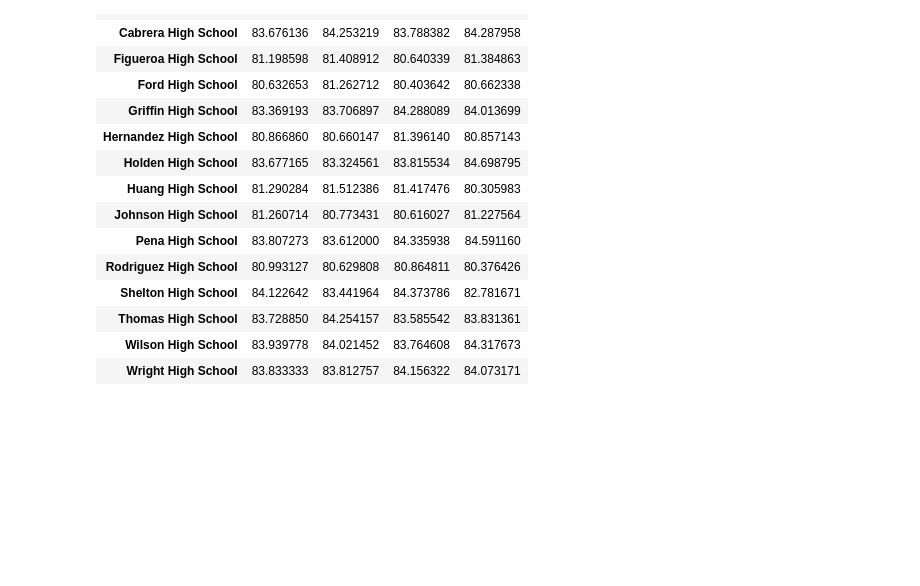
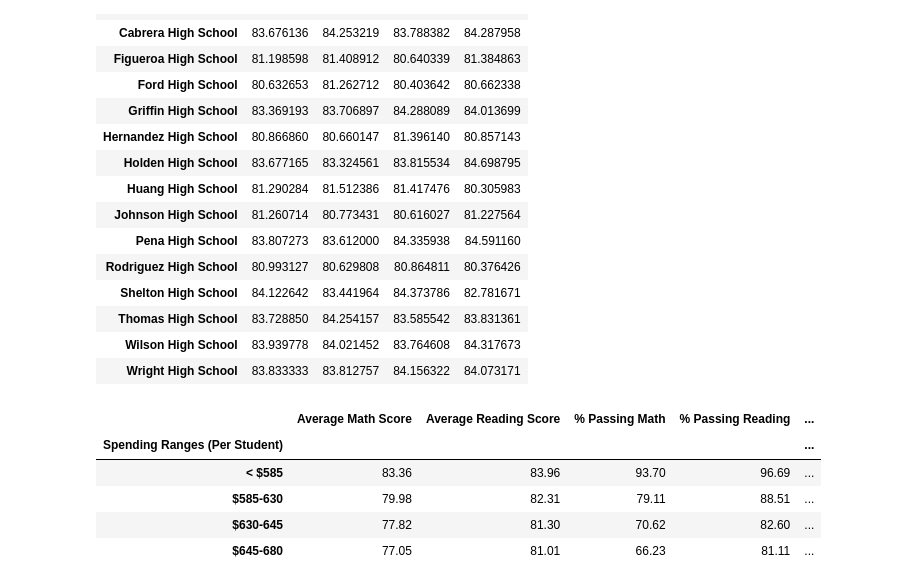
Before and after one commit to djdolejsi/pandas-challenge, a Jupyter notebook: PyCitySchools/PyCitySchools.ipynb, the cells around one changed output. Saved outputs shown, nothing was run; the diff lists cells and outputs as text; code cells hidden in the pictures; blank space fills up the shorter version.

```diff
--- a/PyCitySchools/PyCitySchools.ipynb
+++ b/PyCitySchools/PyCitySchools.ipynb
@@ -234,9 +234,31 @@ labels = ["< $585", "$585-630", "$630-645", "$645-680"]
 school_data_complete["spending"] = pd.cut(school_data_complete["budget"]/school_data_complete["size"], bins, labels=labels)
 # %%
 spending = school_data_complete.groupby("spending")
+student_count = spending["Student ID"].count()
 # %%
 average_math = spending["math_score"].mean()
 average_reading = spending["reading_score"].mean()
-math_passing = school_data_complete[school_data_complete["math_score"] >= 70].groupby("spending")["Student ID"].count/spending["Student ID"].count()
-reading_passing = school_data_complete[school_data_complete["reading_score"] >= 70].groupby("spending")["Student ID"].count/spending["Student ID"].count()
-overall_passing = school_data_complete[(school_data_complete["math_score"] >= 70) & (school_data_complete["reading_score"] >= 70)].groupby("spending")["Student ID"].count/spending["Student ID"].count()
+math_passing = school_data_complete[school_data_complete["math_score"] >= 70].groupby("spending")["Student ID"].count()/student_count * 100
+reading_passing = school_data_complete[school_data_complete["reading_score"] >= 70].groupby("spending")["Student ID"].count()/student_count * 100
+overall_passing = school_data_complete[(school_data_complete["math_score"] >= 70) & (school_data_complete["reading_score"] >= 70)].groupby("spending")["Student ID"].count()/student_count * 100
+# %%
+spending_scores = pd.DataFrame({"Average Math Score": average_math, "Average Reading Score": average_reading, "% Passing Math": math_passing,
+                               "% Passing Reading": reading_passing, "% Overall Passing": overall_passing})
+# %%
+spending_scores = spending_scores[["Average Math Score", "Average Reading Score", "% Passing Math", "% Passing Reading", "% Overall Passing"]]
+spending_scores.index.name = "Spending Ranges (Per Student)"
+spending_scores = spending_scores.reindex(labels)
+# %%
+spending_scores["Average Math Score"] = spending_scores["Average Math Score"].map("{:.2f}".format)
+spending_scores["Average Reading Score"] = spending_scores["Average Reading Score"].map("{:.2f}".format)
+spending_scores["% Passing Math"] = spending_scores["% Passing Math"].map("{:.2f}".format)
+spending_scores["% Passing Reading"] = spending_scores["% Passing Reading"].map("{:.2f}".format)
+spending_scores["% Overall Passing"] = spending_scores["% Overall Passing"].map("{:.2f}".format)
+spending_scores
+# %% [output]
+|  | Average Math Score | Average Reading Score | % Passing Math | % Passing Reading | ... |
+| Spending Ranges (Per Student) |  |  |  |  | ... |
+| < $585 | 83.36 | 83.96 | 93.70 | 96.69 | ... |
+| $585-630 | 79.98 | 82.31 | 79.11 | 88.51 | ... |
+| $630-645 | 77.82 | 81.30 | 70.62 | 82.60 | ... |
+| $645-680 | 77.05 | 81.01 | 66.23 | 81.11 | ... |
```
Also changed, not shown: parts of 6 cells of this notebook.
